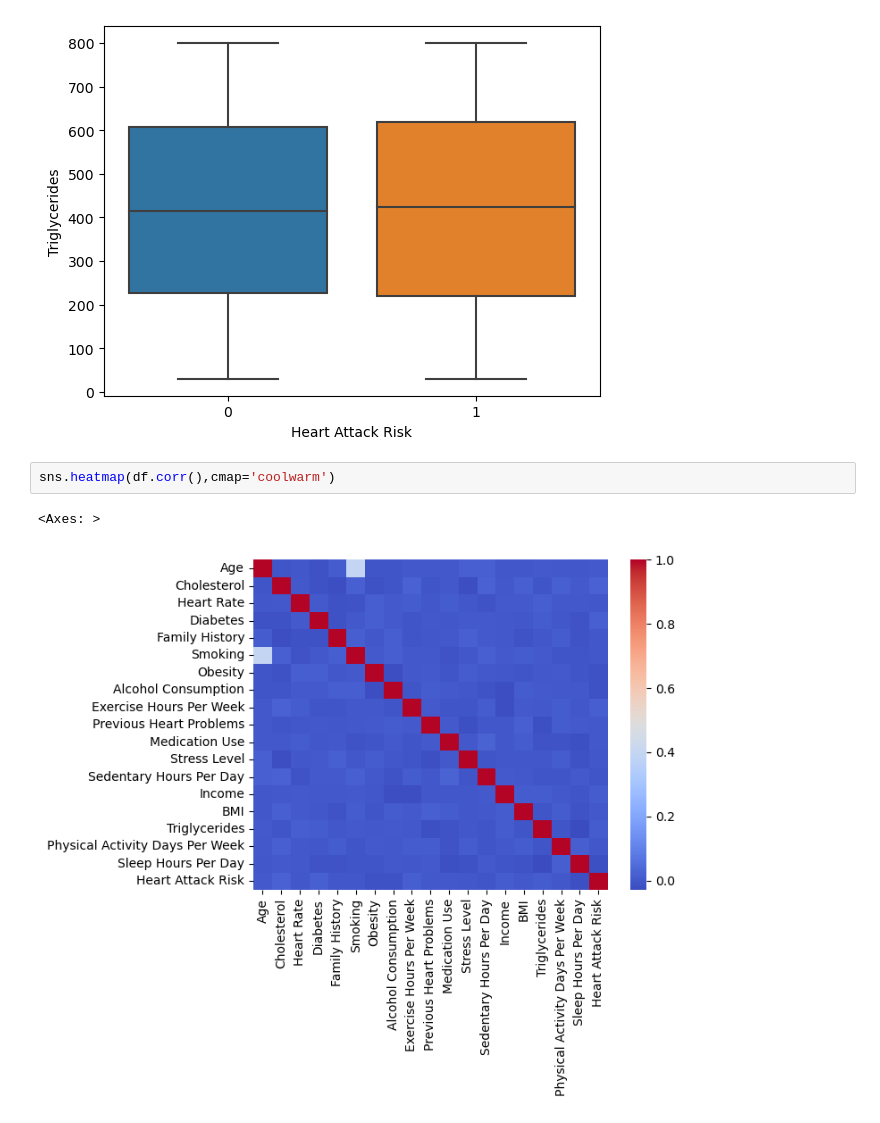
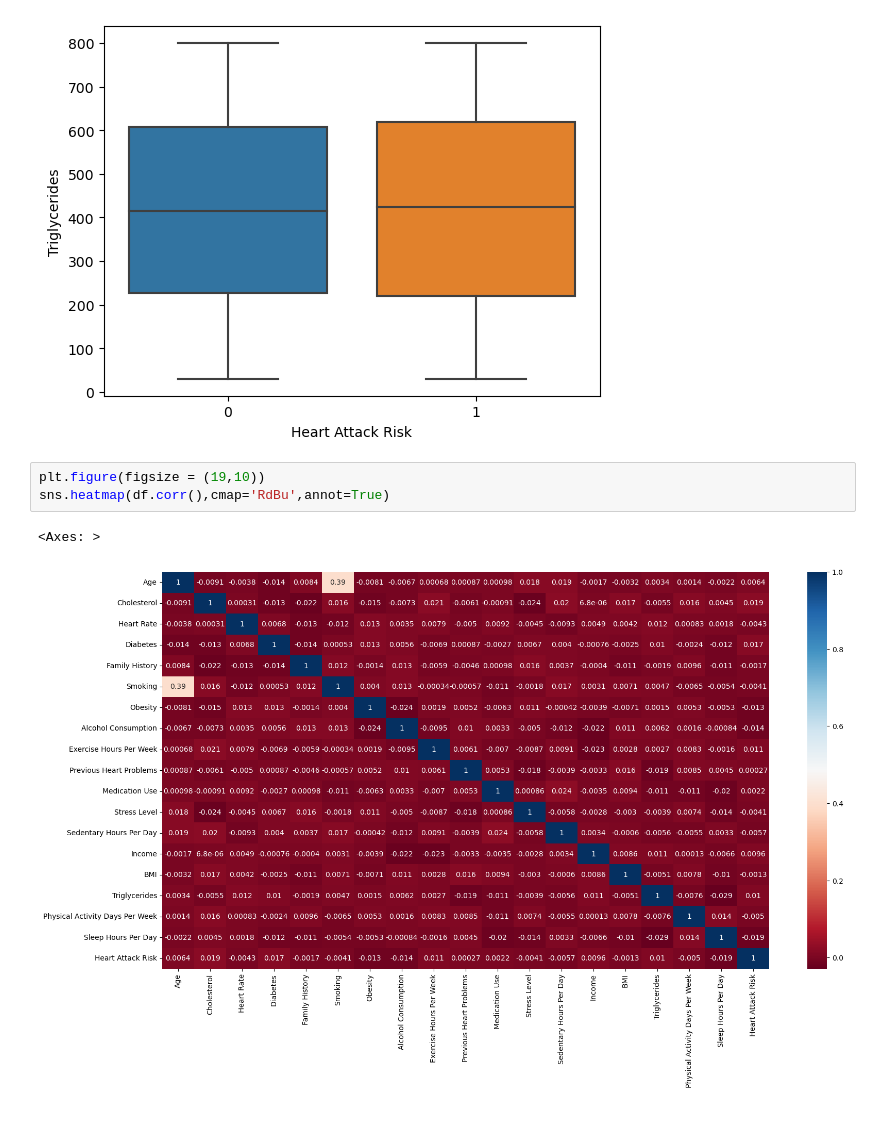
Before and after one commit to mainfranco/SpringBoard, a Jupyter notebook: New Capstone Idea.ipynb, the cells around one changed output. Cells and saved outputs as stored; diff of their text form.

```diff
--- a/New Capstone Idea.ipynb
+++ b/New Capstone Idea.ipynb
@@ -124,7 +138,8 @@ sns.boxplot(y='Triglycerides',x='Heart Attack Risk',data=df)
 <Axes: xlabel='Heart Attack Risk', ylabel='Triglycerides'>
 [figure]
 # %%
-sns.heatmap(df.corr(),cmap='coolwarm')
+plt.figure(figsize = (19,10))
+sns.heatmap(df.corr(),cmap='RdBu',annot=True)
 # %% [output]
 <Axes: >
-[figure, old version]
+[figure, new version]
```
Also changed, not shown: parts of 30 cells of this notebook.
